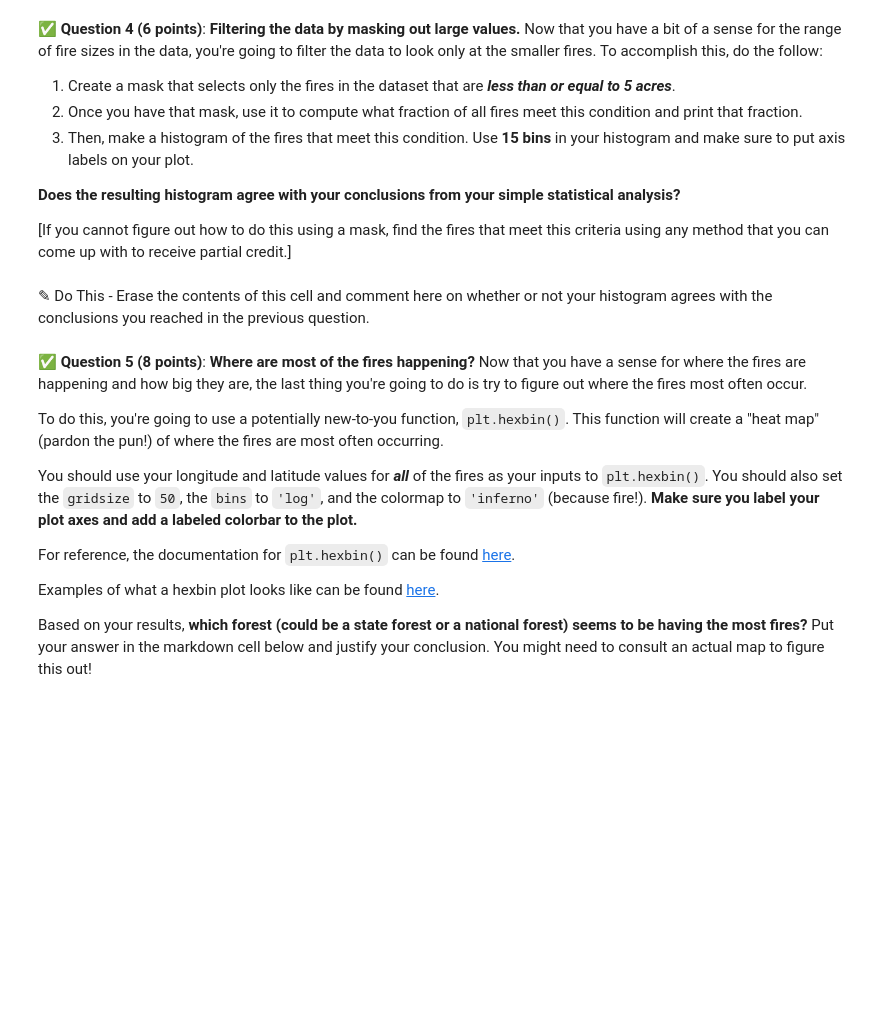
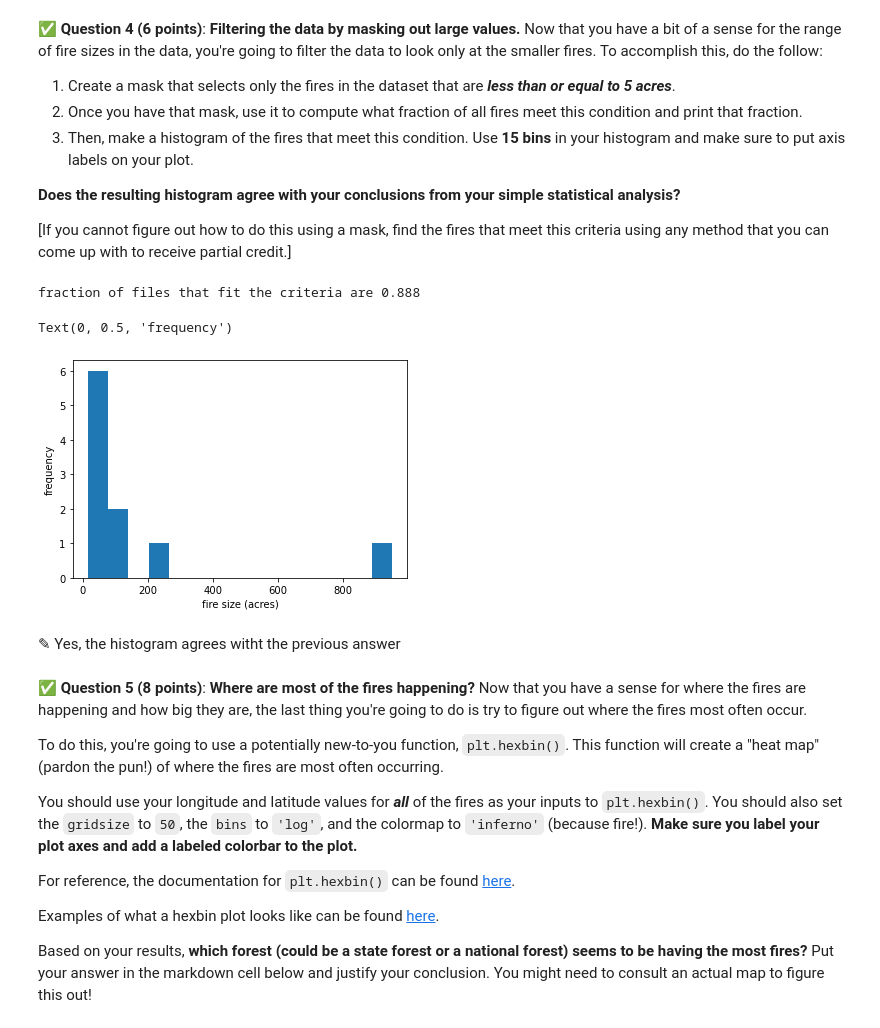
Before and after one commit to cedric-emmanuel/cmse202-s21-turnin, a Jupyter notebook: hw02/HW-02_PandasReviewAndPythonObjects-STUDENT-Copy1.ipynb, the cells around one changed output. Cells and saved outputs as stored; diff of their text form; code cells hidden in the pictures; blank space fills up the shorter version.

```diff
--- a/hw02/HW-02_PandasReviewAndPythonObjects-STUDENT-Copy1.ipynb
+++ b/hw02/HW-02_PandasReviewAndPythonObjects-STUDENT-Copy1.ipynb
@@ -109,5 +129,19 @@ After you compute these values, **comment on what this tells you about the distr
+# %%
+### Put your code here
+import numpy as np
+f_mask=fires[fires['fire_size']<=5]
+num=len(f_mask['objectid'])
+print("fraction of files that fit the criteria are",round(num/len(fires['objectid']),3))
+f_hist=np.histogram(f_mask['fire_size'])
+plt.hist(f_hist[0],bins=15)
+plt.xlabel('fire size (acres)')
+plt.ylabel('frequency')
+# %% [output]
+fraction of files that fit the criteria are 0.888
+Text(0, 0.5, 'frequency')
+[figure, added]
 # %% [markdown]
-<font size=+3>&#9998;</font> Do This - Erase the contents of this cell and comment here on whether or not your histogram agrees with the conclusions you reached in the previous question.
+<font size=+3>&#9998;</font> Yes, the histogram agrees witht the previous answer
 # %% [markdown]
 &#9989; **Question 5 (8 points)**: **Where are most of the fires happening?** Now that you have a sense for where the fires are happening and how big they are, the last thing you're going to do is try to figure out where the fires most often occur.
 
```
Also changed, not shown: parts of 12 cells of this notebook.
